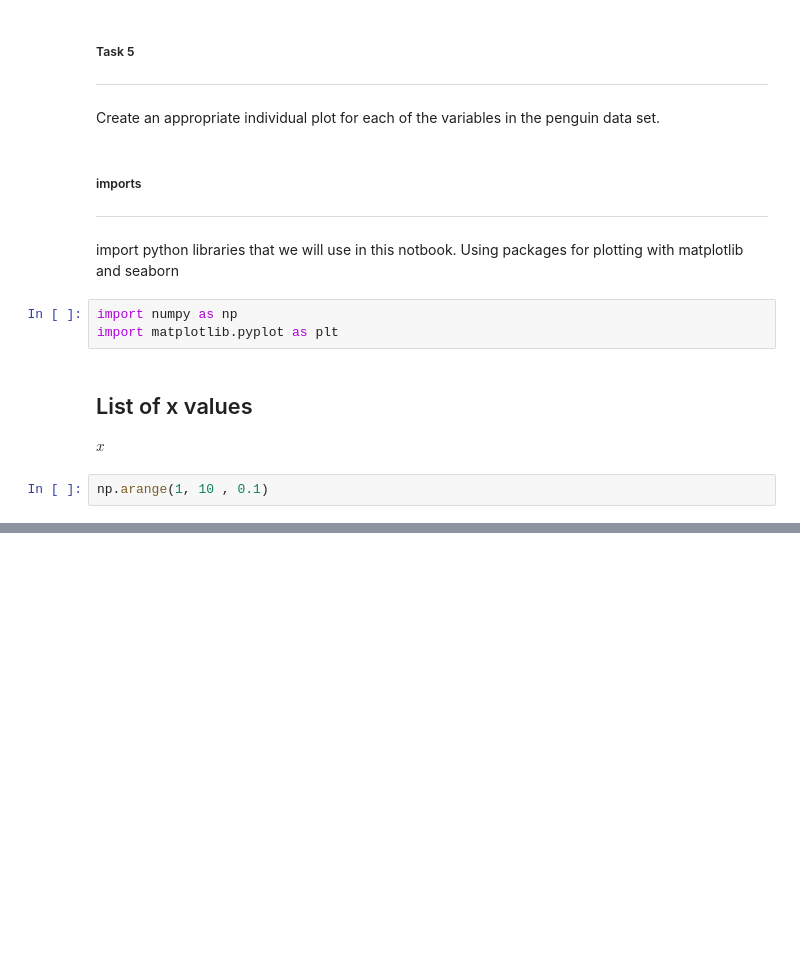
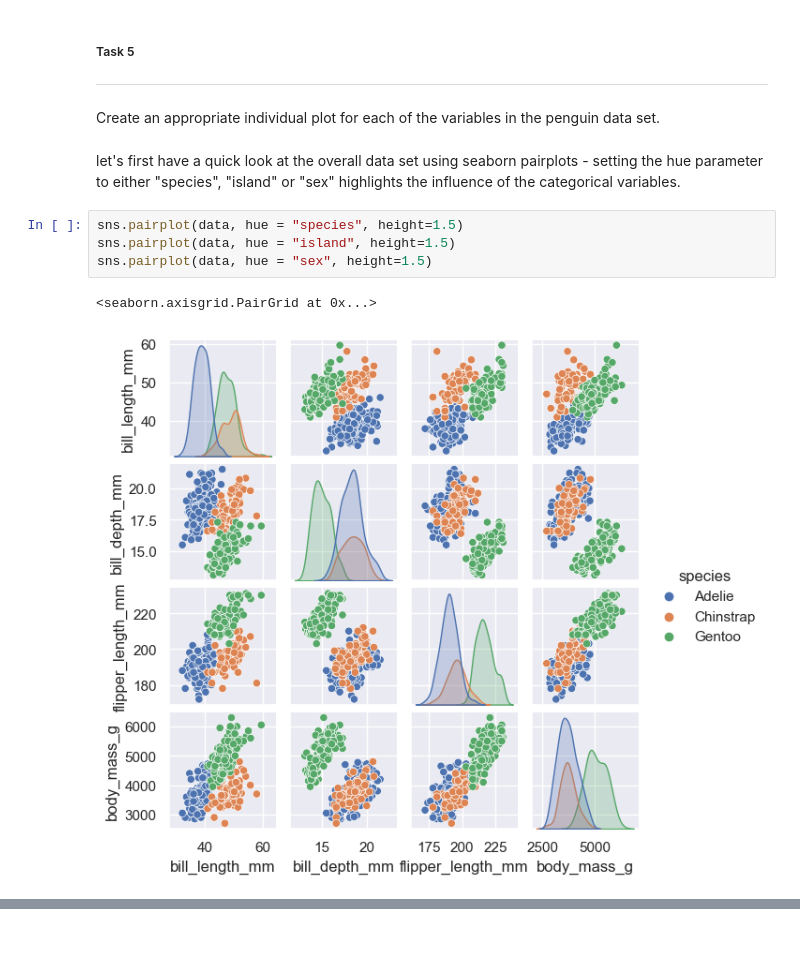
Before and after one commit to shanekeenan/fundamentals_of_data_analysis, a Jupyter notebook: tasks.ipynb, the cells around one changed output, grey strips where cells are left out. Drawn from its saved outputs; the diff is of its cells as text; blank space fills up the shorter version.

```diff
--- a/tasks.ipynb
+++ b/tasks.ipynb
@@ -484,16 +481,12 @@ data_mean
 ***
 
 Create an appropriate individual plot for each of the variables in the penguin data set.
-# %% [markdown]
-##### imports
-***
-import python libraries that we will use in this notbook.
-Using packages for plotting with matplotlib and seaborn
-# %%
-import numpy as np
-import matplotlib.pyplot as plt
-# %% [markdown]
-## List of x values
-$ x $
-# %%
-np.arange(1, 10 , 0.1)
+# %% [markdown]
+let's first have a quick look at the overall data set using seaborn pairplots - setting the hue parameter to either "species", "island" or "sex" highlights the influence of the categorical variables.
+# %%
+sns.pairplot(data, hue = "species", height=1.5)
+sns.pairplot(data, hue = "island", height=1.5)
+sns.pairplot(data, hue = "sex", height=1.5)
+# %% [output]
+<seaborn.axisgrid.PairGrid at 0x...>
+[figure, added]
```
Also changed, not shown: parts of 8 cells of this notebook, 1 other file.
